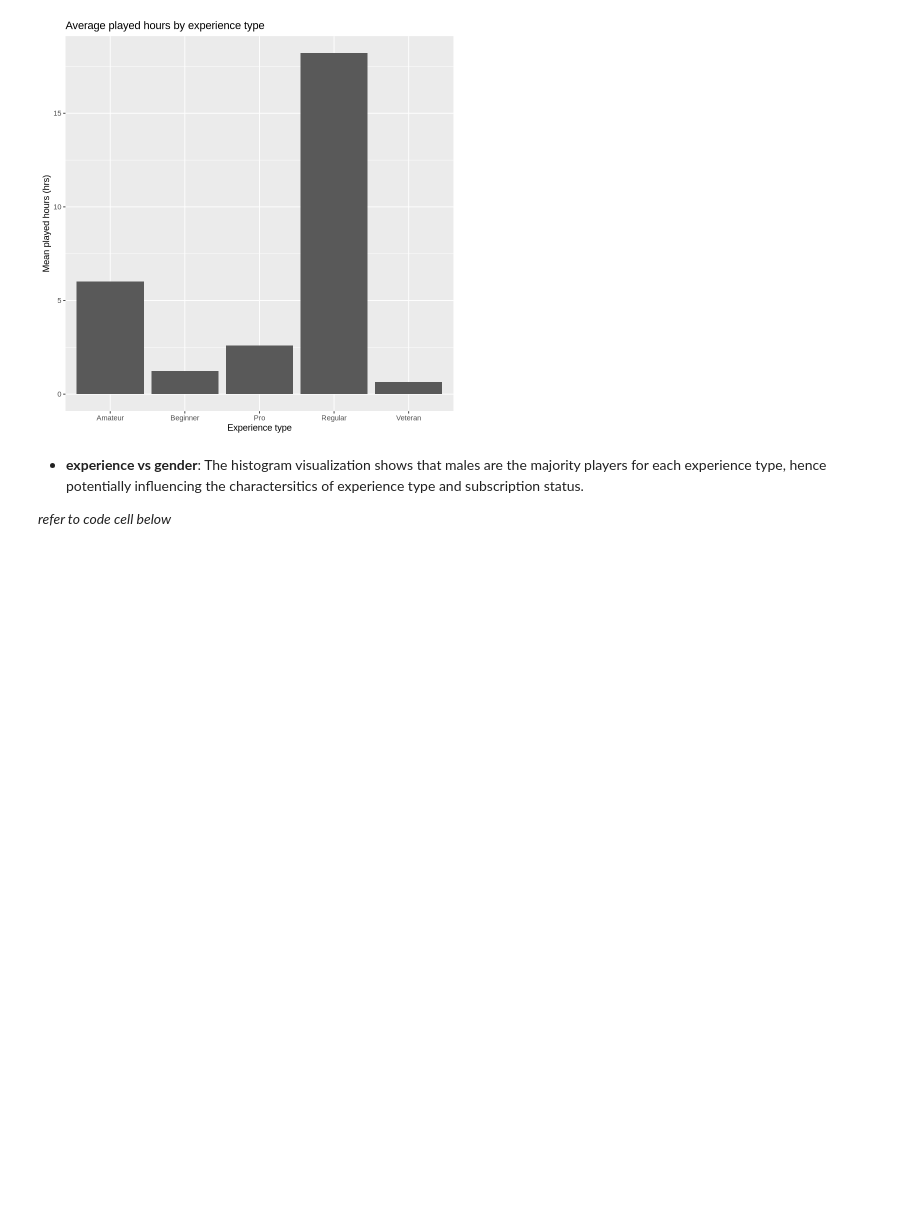
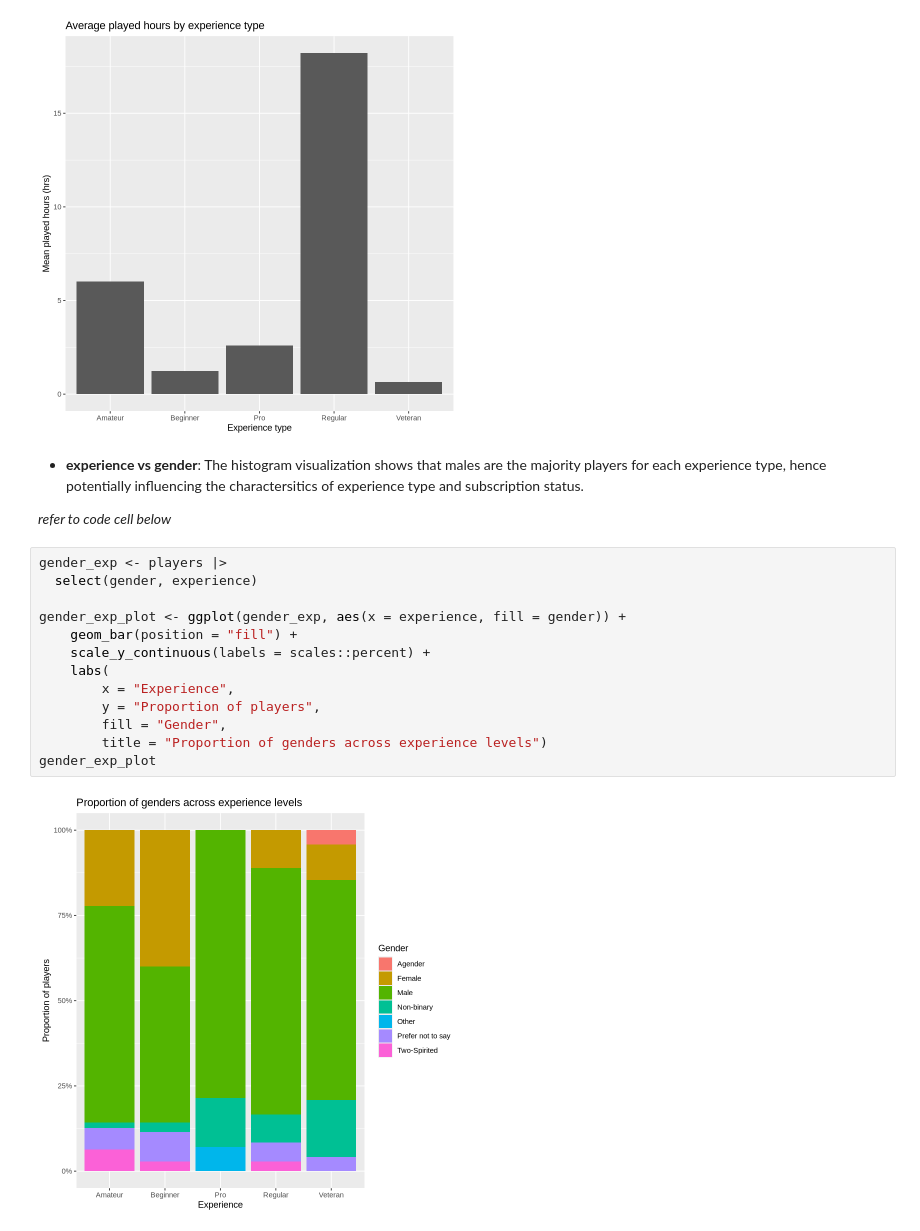
Before and after one commit to c-gracee/dsci100_individual_planning_project, a Jupyter notebook: individual_planning.ipynb, the cells around one changed output. Cells and saved outputs as stored; diff of their text form; blank space fills up the shorter version.

```diff
--- a/individual_planning.ipynb
+++ b/individual_planning.ipynb
@@ -197,3 +197,18 @@ ph_exp_plot
 - **experience vs gender**: The histogram visualization shows that males are the majority players for each experience type, hence potentially influencing the charactersitics of experience type and subscription status.
 
 *refer to code cell below*
+# %%
+gender_exp <- players |>
+  select(gender, experience)
+
+gender_exp_plot <- ggplot(gender_exp, aes(x = experience, fill = gender)) +
+    geom_bar(position = "fill") +
+    scale_y_continuous(labels = scales::percent) +
+    labs(
+        x = "Experience",
+        y = "Proportion of players",
+        fill = "Gender",
+        title = "Proportion of genders across experience levels")
+gender_exp_plot
+# %% [output]
+[figure, added]
```
Also changed, not shown: parts of 3 cells of this notebook.
